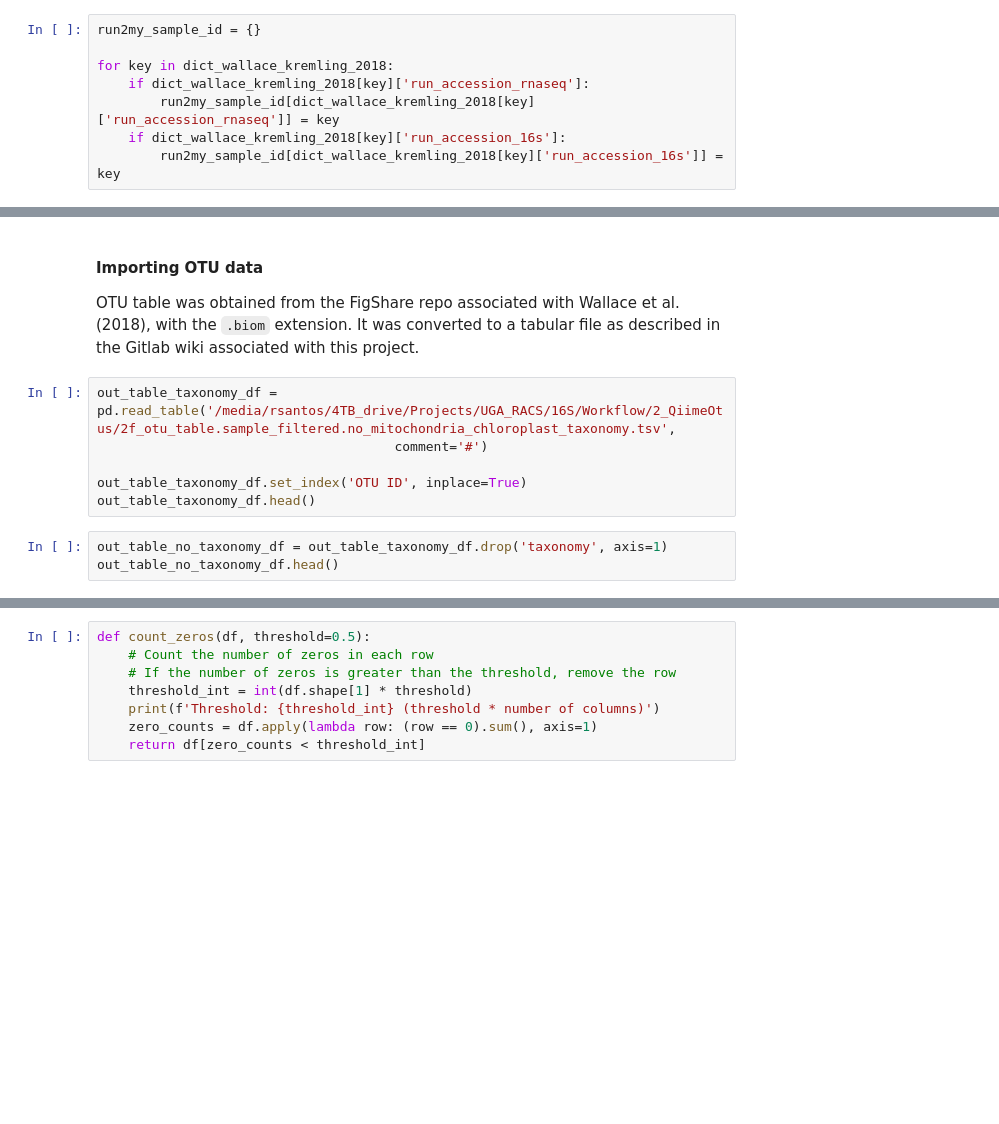
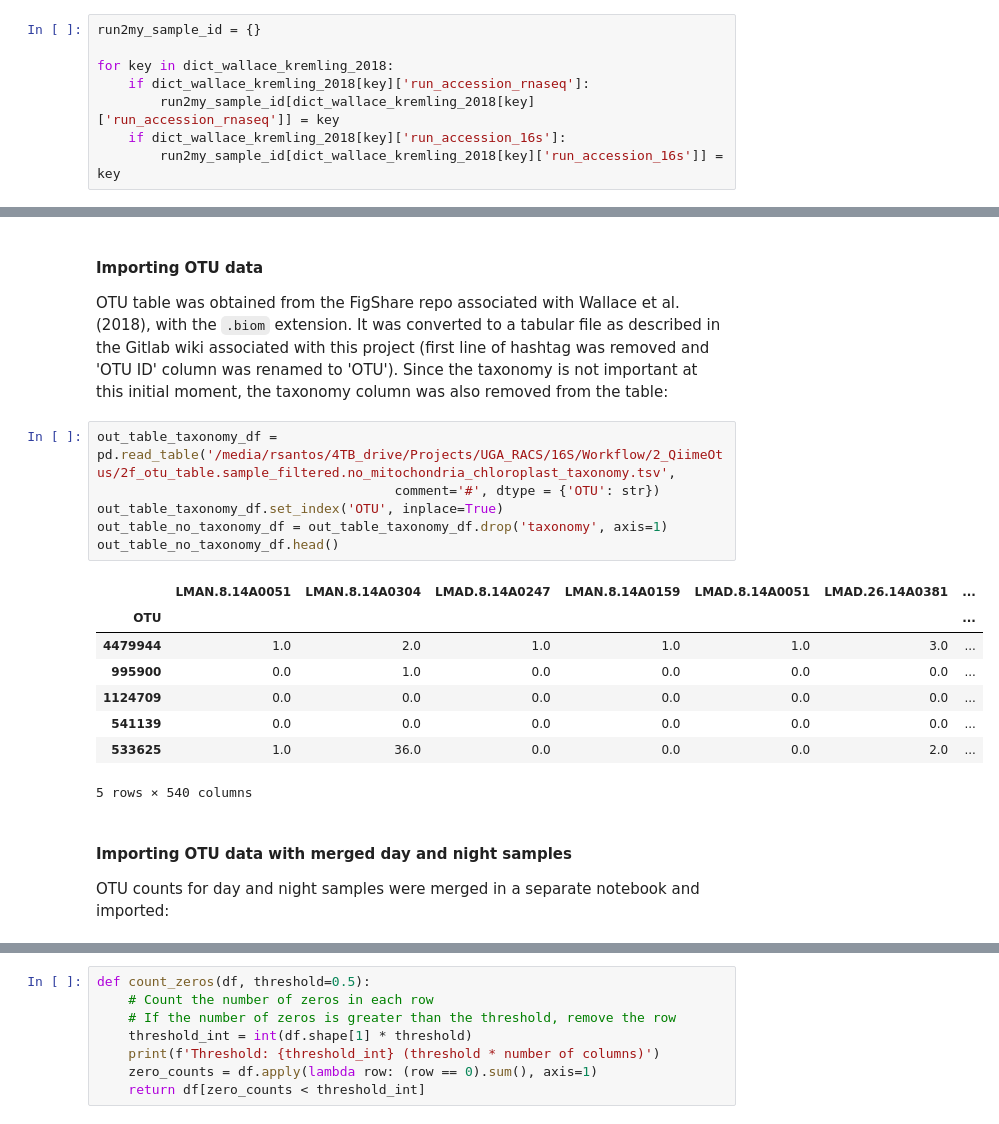
Before and after one commit to SantosRAC/maize_microbiome_transcriptomics, a Jupyter notebook: correlations_rnaseq_metataxonomics/expr_otus_correlations.ipynb, the cells around one changed output, grey strips where cells are left out. Saved outputs shown, nothing was run; the diff lists cells and outputs as text; blank space fills up the shorter version.

```diff
--- a/correlations_rnaseq_metataxonomics/expr_otus_correlations.ipynb
+++ b/correlations_rnaseq_metataxonomics/expr_otus_correlations.ipynb
@@ -138,13 +223,23 @@ kremling_expression_v5.head()
 #### Importing OTU data
 
 OTU table was obtained from the FigShare repo associated with Wallace et al. (2018), with the `.biom` extension.
-It was converted to a tabular file as described in the Gitlab wiki associated with this project.
+It was converted to a tabular file as described in the Gitlab wiki associated with this project (first line of hashtag was removed and 'OTU ID' column was renamed to 'OTU'). Since the taxonomy is not important at this initial moment, the taxonomy column was also removed from the table:
 # %%
 out_table_taxonomy_df = pd.read_table('/media/rsantos/4TB_drive/Projects/UGA_RACS/16S/Workflow/2_QiimeOtus/2f_otu_table.sample_filtered.no_mitochondria_chloroplast_taxonomy.tsv',
-                                      comment='#')
-
-out_table_taxonomy_df.set_index('OTU ID', inplace=True)
-out_table_taxonomy_df.head()
+                                      comment='#', dtype = {'OTU': str})
+out_table_taxonomy_df.set_index('OTU', inplace=True)
+out_table_no_taxonomy_df = out_table_taxonomy_df.drop('taxonomy', axis=1)
+out_table_no_taxonomy_df.head()
+# %% [output]
+|  | LMAN.8.14A0051 | LMAN.8.14A0304 | LMAD.8.14A0247 | LMAN.8.14A0159 | LMAD.8.14A0051 | LMAD.26.14A0381 | ... |
+| OTU |  |  |  |  |  |  | ... |
+| 4479944 | 1.0 | 2.0 | 1.0 | 1.0 | 1.0 | 3.0 | ... |
+| 995900 | 0.0 | 1.0 | 0.0 | 0.0 | 0.0 | 0.0 | ... |
+| 1124709 | 0.0 | 0.0 | 0.0 | 0.0 | 0.0 | 0.0 | ... |
+| 541139 | 0.0 | 0.0 | 0.0 | 0.0 | 0.0 | 0.0 | ... |
+| 533625 | 1.0 | 36.0 | 0.0 | 0.0 | 0.0 | 2.0 | ... |
+5 rows × 540 columns
-# %%
-out_table_no_taxonomy_df = out_table_taxonomy_df.drop('taxonomy', axis=1)
-out_table_no_taxonomy_df.head()
+# %% [markdown]
+#### Importing OTU data with merged day and night samples
+
+OTU counts for day and night samples were merged in a separate notebook and imported:
```
Also changed, not shown: parts of 88 cells of this notebook.
